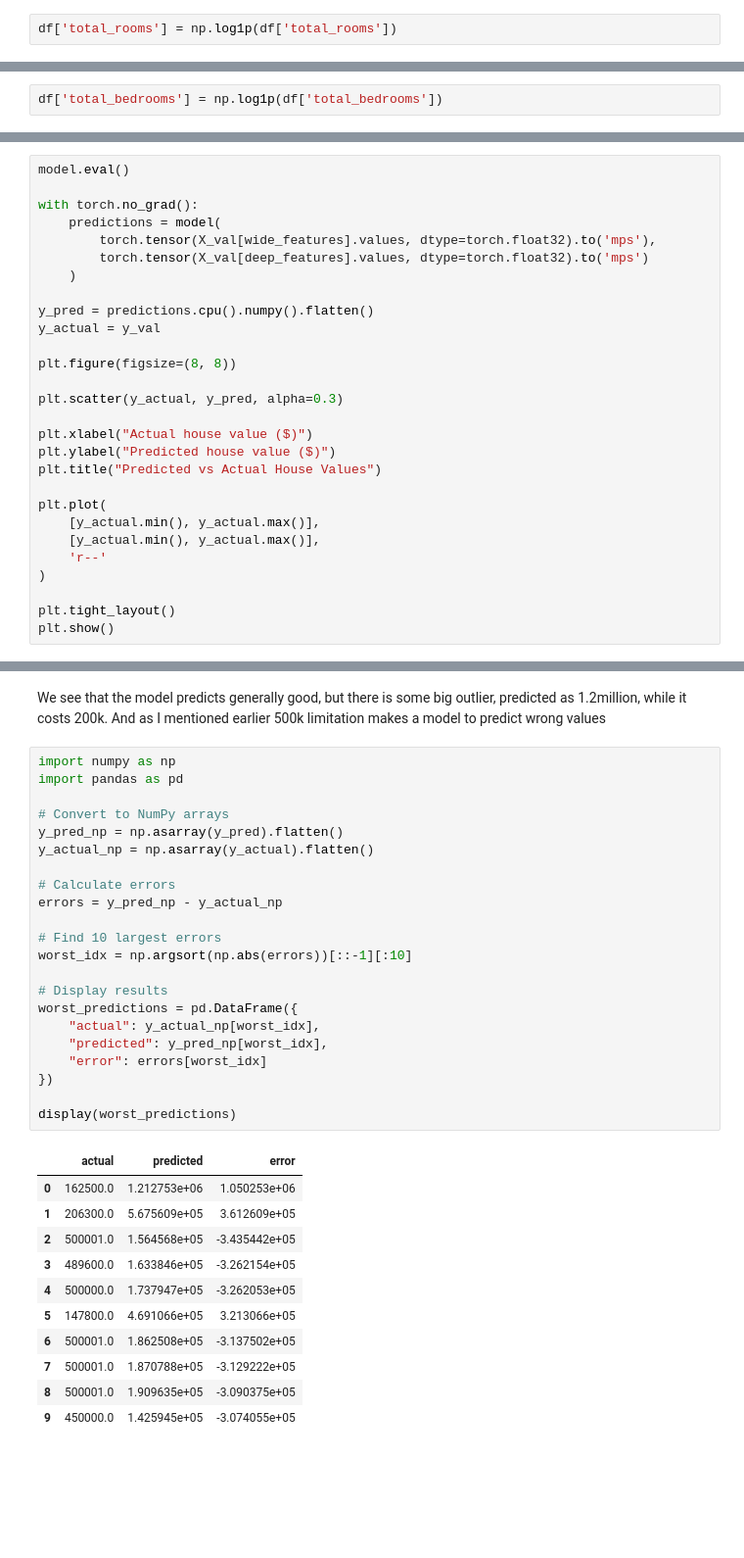
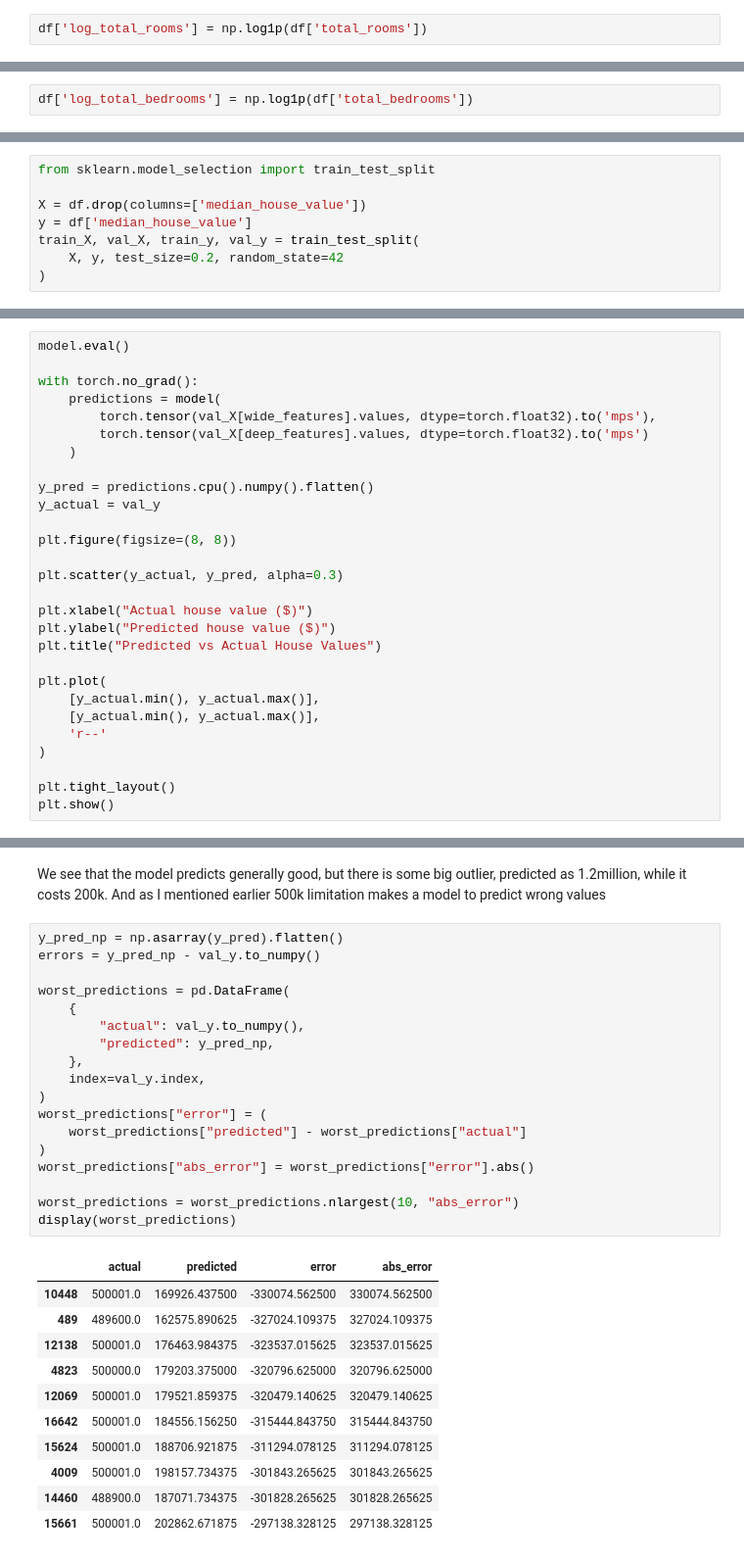
Before and after one commit to skyaax/HousePrediction, a Jupyter notebook: sample.ipynb, the cells around one changed output, grey strips where cells are left out. Shown at 98% size. Cells and saved outputs as stored; diff of their text form; blank space fills up the shorter version.

```diff
--- a/sample.ipynb
+++ b/sample.ipynb
@@ -197,5 +210,5 @@ df['population_per_household'] = (
 
 Apply `log1p`, which calculates `log(1 + x)`, to the room and bedroom counts.
 # %%
-df['total_rooms'] = np.log1p(df['total_rooms'])
+df['log_total_rooms'] = np.log1p(df['total_rooms'])
 # %%
@@ -204,5 +217,5 @@ plt.show()
 # %% [output]
 [figure]
 # %%
-df['total_bedrooms'] = np.log1p(df['total_bedrooms'])
+df['log_total_bedrooms'] = np.log1p(df['total_bedrooms'])
 # %%
@@ -301,3 +327,11 @@ deep_features = [
     'ocean_proximity_NEAR OCEAN'
 ]
+# %%
+from sklearn.model_selection import train_test_split
+
+X = df.drop(columns=['median_house_value'])
+y = df['median_house_value']
+train_X, val_X, train_y, val_y = train_test_split(
+    X, y, test_size=0.2, random_state=42
+)
 # %%
@@ -427,12 +481,12 @@ model.eval()
 
 with torch.no_grad():
     predictions = model(
-        torch.tensor(X_val[wide_features].values, dtype=torch.float32).to('mps'),
-        torch.tensor(X_val[deep_features].values, dtype=torch.float32).to('mps')
+        torch.tensor(val_X[wide_features].values, dtype=torch.float32).to('mps'),
+        torch.tensor(val_X[deep_features].values, dtype=torch.float32).to('mps')
     )
 
 y_pred = predictions.cpu().numpy().flatten()
-y_actual = y_val
+y_actual = val_y
 
 plt.figure(figsize=(8, 8))
 
@@ -455,37 +509,33 @@ plt.show()
 # %% [markdown]
 We see that the model predicts generally good, but there is some big outlier, predicted as 1.2million, while it costs 200k. And as I mentioned earlier 500k limitation makes a model to predict wrong values
 # %%
-import numpy as np
-import pandas as pd
+y_pred_np = np.asarray(y_pred).flatten()
+errors = y_pred_np - val_y.to_numpy()
 
-# Convert to NumPy arrays
-y_pred_np = np.asarray(y_pred).flatten()
-y_actual_np = np.asarray(y_actual).flatten()
+worst_predictions = pd.DataFrame(
+    {
+        "actual": val_y.to_numpy(),
+        "predicted": y_pred_np,
+    },
+    index=val_y.index,
+)
+worst_predictions["error"] = (
+    worst_predictions["predicted"] - worst_predictions["actual"]
+)
+worst_predictions["abs_error"] = worst_predictions["error"].abs()
 
-# Calculate errors
-errors = y_pred_np - y_actual_np
-
-# Find 10 largest errors
-worst_idx = np.argsort(np.abs(errors))[::-1][:10]
-
-# Display results
-worst_predictions = pd.DataFrame({
-    "actual": y_actual_np[worst_idx],
-    "predicted": y_pred_np[worst_idx],
-    "error": errors[worst_idx]
-})
-
+worst_predictions = worst_predictions.nlargest(10, "abs_error")
 display(worst_predictions)
 # %% [output]
-|  | actual | predicted | error |
-| 0 | 162500.0 | 1.212753e+06 | 1.050253e+06 |
-| 1 | 206300.0 | 5.675609e+05 | 3.612609e+05 |
-| 2 | 500001.0 | 1.564568e+05 | -3.435442e+05 |
-| 3 | 489600.0 | 1.633846e+05 | -3.262154e+05 |
-| 4 | 500000.0 | 1.737947e+05 | -3.262053e+05 |
-| 5 | 147800.0 | 4.691066e+05 | 3.213066e+05 |
-| 6 | 500001.0 | 1.862508e+05 | -3.137502e+05 |
-| 7 | 500001.0 | 1.870788e+05 | -3.129222e+05 |
-| 8 | 500001.0 | 1.909635e+05 | -3.090375e+05 |
-| 9 | 450000.0 | 1.425945e+05 | -3.074055e+05 |
+|  | actual | predicted | error | abs_error |
+| 10448 | 500001.0 | 169926.437500 | -330074.562500 | 330074.562500 |
+| 489 | 489600.0 | 162575.890625 | -327024.109375 | 327024.109375 |
+| 12138 | 500001.0 | 176463.984375 | -323537.015625 | 323537.015625 |
+| 4823 | 500000.0 | 179203.375000 | -320796.625000 | 320796.625000 |
+| 12069 | 500001.0 | 179521.859375 | -320479.140625 | 320479.140625 |
+| 16642 | 500001.0 | 184556.156250 | -315444.843750 | 315444.843750 |
+| 15624 | 500001.0 | 188706.921875 | -311294.078125 | 311294.078125 |
+| 4009 | 500001.0 | 198157.734375 | -301843.265625 | 301843.265625 |
+| 14460 | 488900.0 | 187071.734375 | -301828.265625 | 301828.265625 |
+| 15661 | 500001.0 | 202862.671875 | -297138.328125 | 297138.328125 |
 # %%
```
Also changed, not shown: parts of 25 cells of this notebook.
